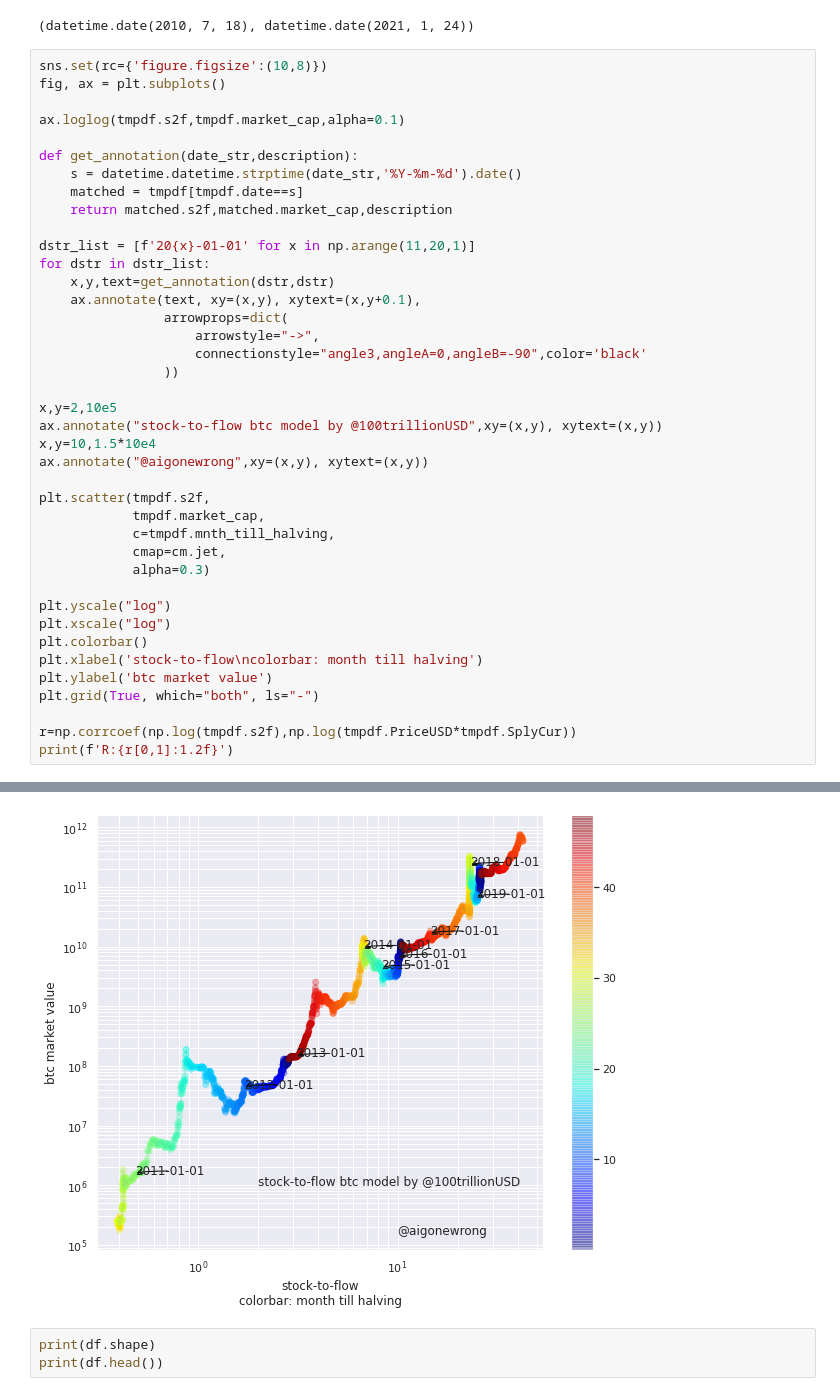
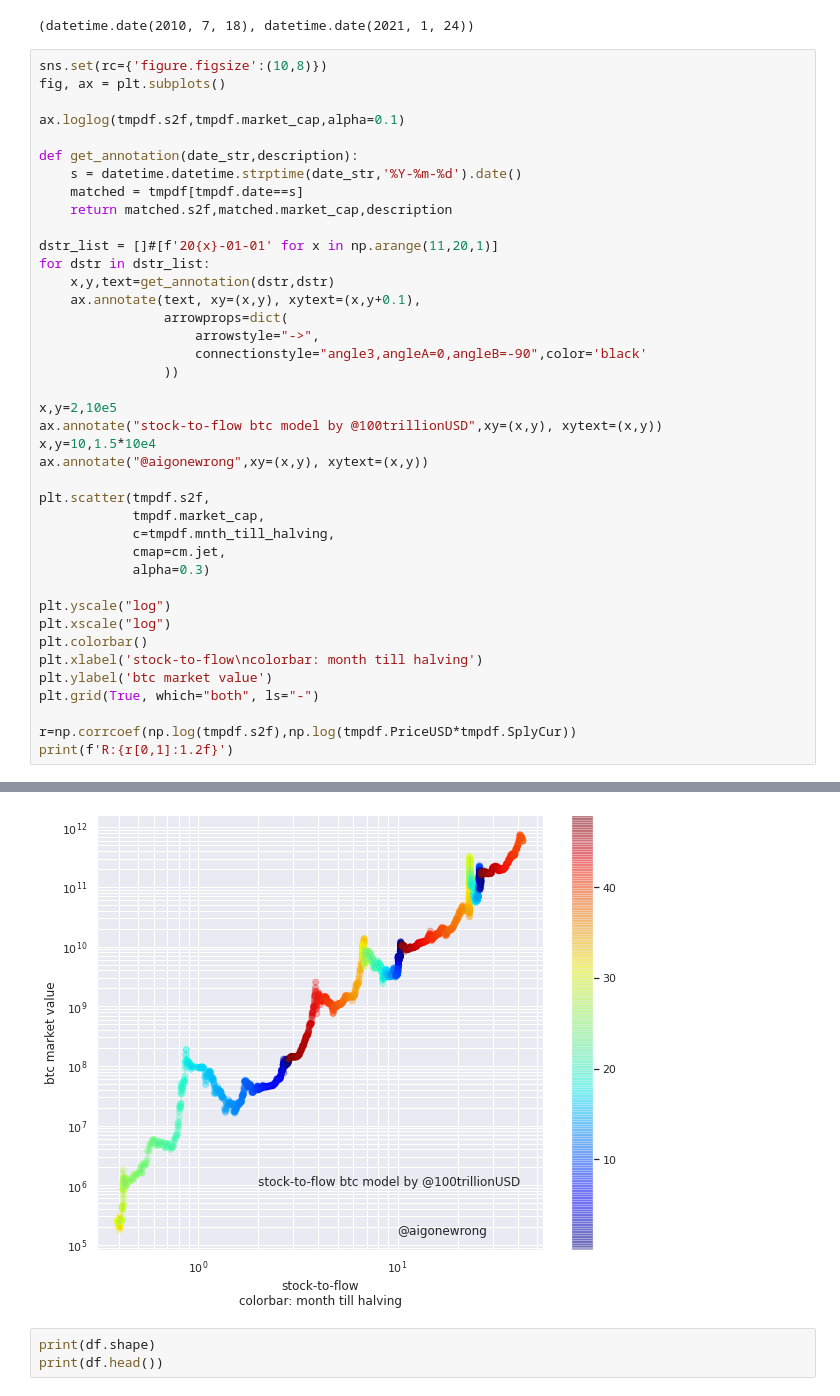
Before and after one commit to pangyuteng/public-misc, a Jupyter notebook: finance/btc/s2f.ipynb, the cells around one changed output, grey strips where cells are left out. Cells and saved outputs as stored; diff of their text form.

```diff
--- a/finance/btc/s2f.ipynb
+++ b/finance/btc/s2f.ipynb
@@ -141,38 +141,38 @@ def get_annotation(date_str,description):
     matched = tmpdf[tmpdf.date==s]
     return matched.s2f,matched.market_cap,description
 
-dstr_list = [f'20{x}-01-01' for x in np.arange(11,20,1)]
+dstr_list = []#[f'20{x}-01-01' for x in np.arange(11,20,1)]
 for dstr in dstr_list:
     x,y,text=get_annotation(dstr,dstr)
     ax.annotate(text, xy=(x,y), xytext=(x,y+0.1),
                 arrowprops=dict(
                     arrowstyle="->",
                     connectionstyle="angle3,angleA=0,angleB=-90",color='black'
                 ))
 
 x,y=2,10e5
 ax.annotate("stock-to-flow btc model by @100trillionUSD",xy=(x,y), xytext=(x,y))
 x,y=10,1.5*10e4
 ax.annotate("@aigonewrong",xy=(x,y), xytext=(x,y))
 
 plt.scatter(tmpdf.s2f,
             tmpdf.market_cap,
             c=tmpdf.mnth_till_halving,
             cmap=cm.jet,
             alpha=0.3)
 
 plt.yscale("log")
 plt.xscale("log")
 plt.colorbar()
 plt.xlabel('stock-to-flow\ncolorbar: month till halving')
 plt.ylabel('btc market value')
 plt.grid(True, which="both", ls="-")
 
 r=np.corrcoef(np.log(tmpdf.s2f),np.log(tmpdf.PriceUSD*tmpdf.SplyCur))
 print(f'R:{r[0,1]:1.2f}')
 # %% [output]
 R:0.98
-[figure, old version]
+[figure, new version]
 # %%
 print(df.shape)
 print(df.head())
```
